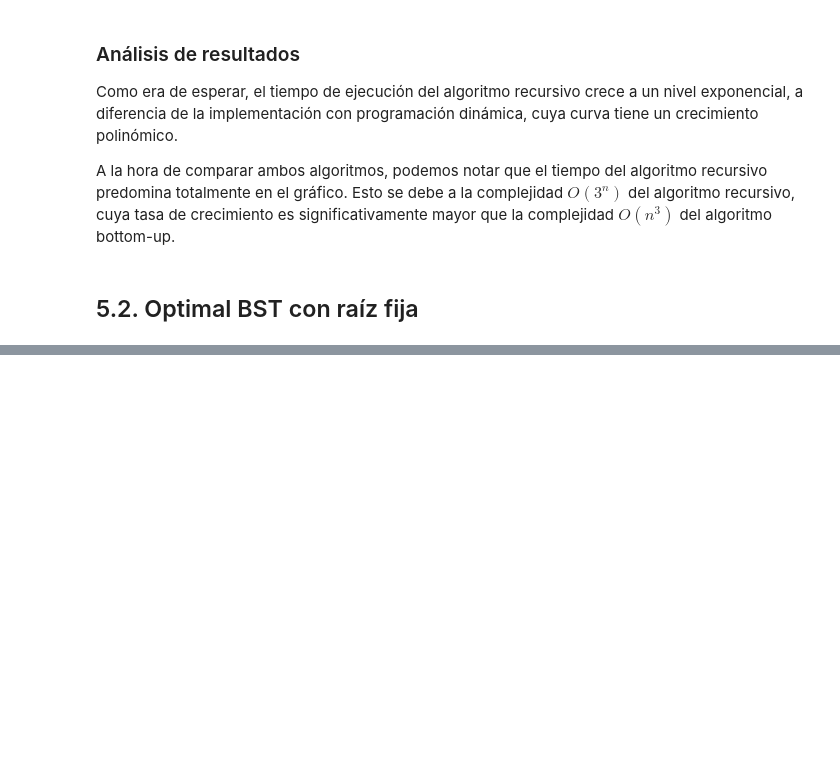
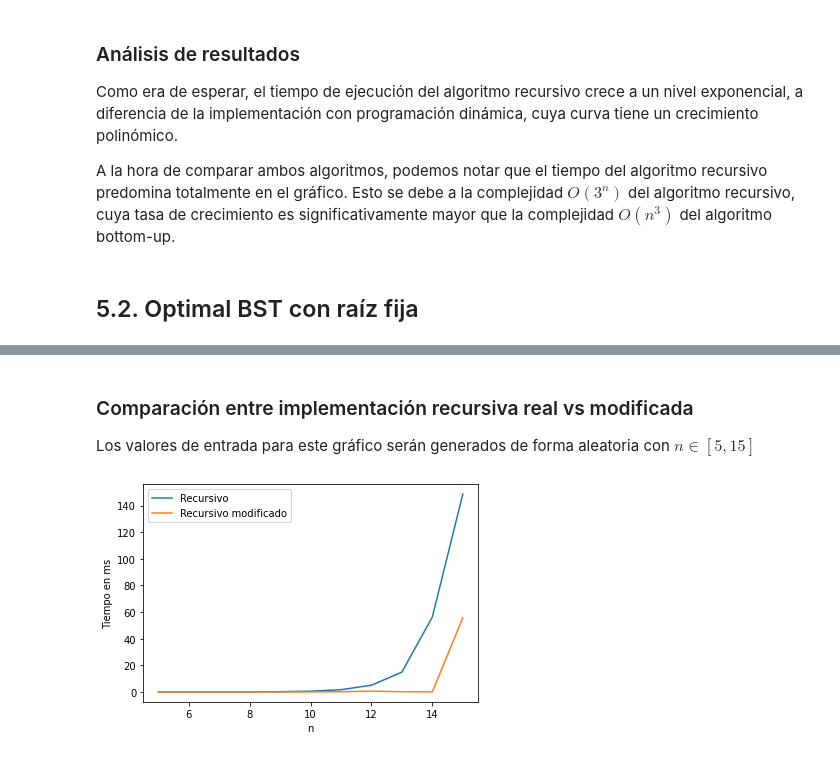
Before and after one commit to OscarRojasG/ADA-Informes, a Jupyter notebook: Informe8-OptimalBST.ipynb, the cells around one changed output, grey strips where cells are left out. Cells and saved outputs as stored; diff of their text form; code cells hidden in the pictures; blank space fills up the shorter version.

```diff
--- a/Informe8-OptimalBST.ipynb
+++ b/Informe8-OptimalBST.ipynb
@@ -604,0 +679,30 @@ A la hora de comparar ambos algoritmos, podemos notar que el tiempo del algoritm
+# %% [markdown]
+### Comparación entre implementación recursiva real vs modificada
+
+Los valores de entrada para este gráfico serán generados de forma aleatoria con $n \in [5,15]$
+# %%
+import matplotlib.pyplot as plt
+import numpy as np
+from timeit import repeat
+
+x=[]; y1=[]; y2=[]
+
+for n in range(5,16):
+  k, p, q = optimal_bst_instance_generator(n)
+
+  t1 = repeat(setup="from __main__ import recursive_optimal_bst", stmt=f"recursive_optimal_bst({k},{p},{q.tolist()},{1},{n})", repeat=1, number=10)
+  t2 = repeat(setup="from __main__ import modified_recursive_optimal_bst", stmt=f"modified_recursive_optimal_bst({k},{p},{q.tolist()},{n})", repeat=1, number=10)
+
+  x.append(n)
+  y1.append(t1)
+  y2.append(t2)
+
+plt.plot(x,y1)
+plt.plot(x,y2)
+plt.legend(["Recursivo", "Recursivo modificado"])
+
+plt.xlabel('n')
+plt.ylabel('Tiempo en ms')
+plt.show()
+# %% [output]
+[figure, added]
```
Also changed, not shown: parts of 15 cells of this notebook.
